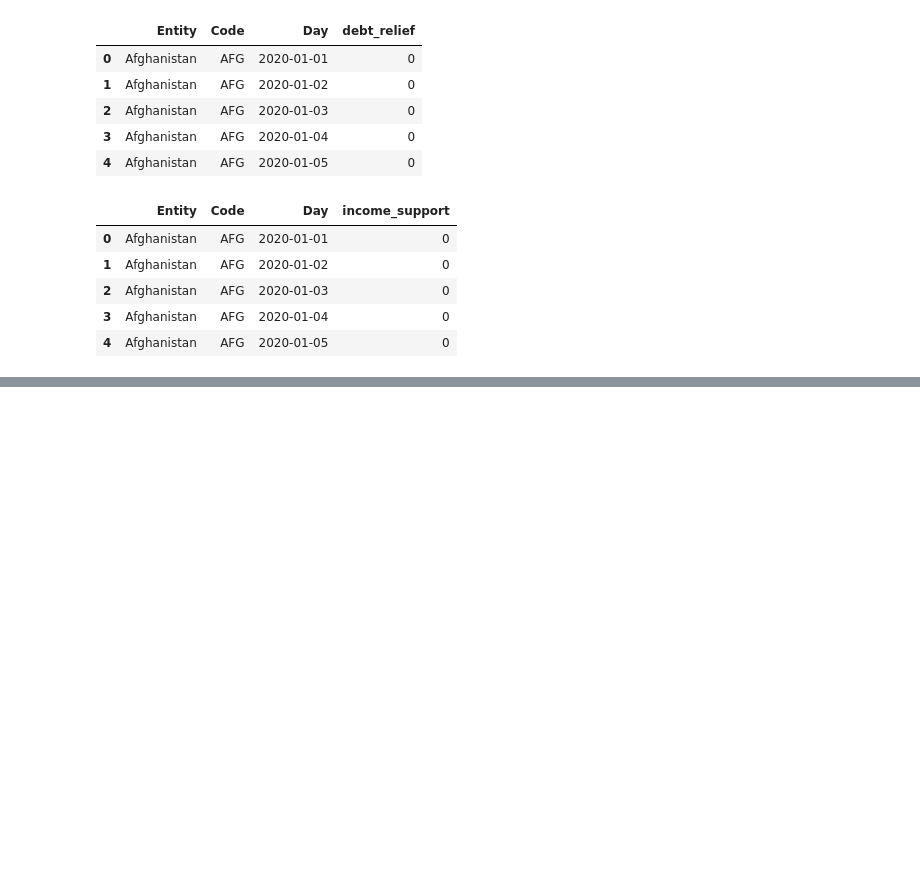
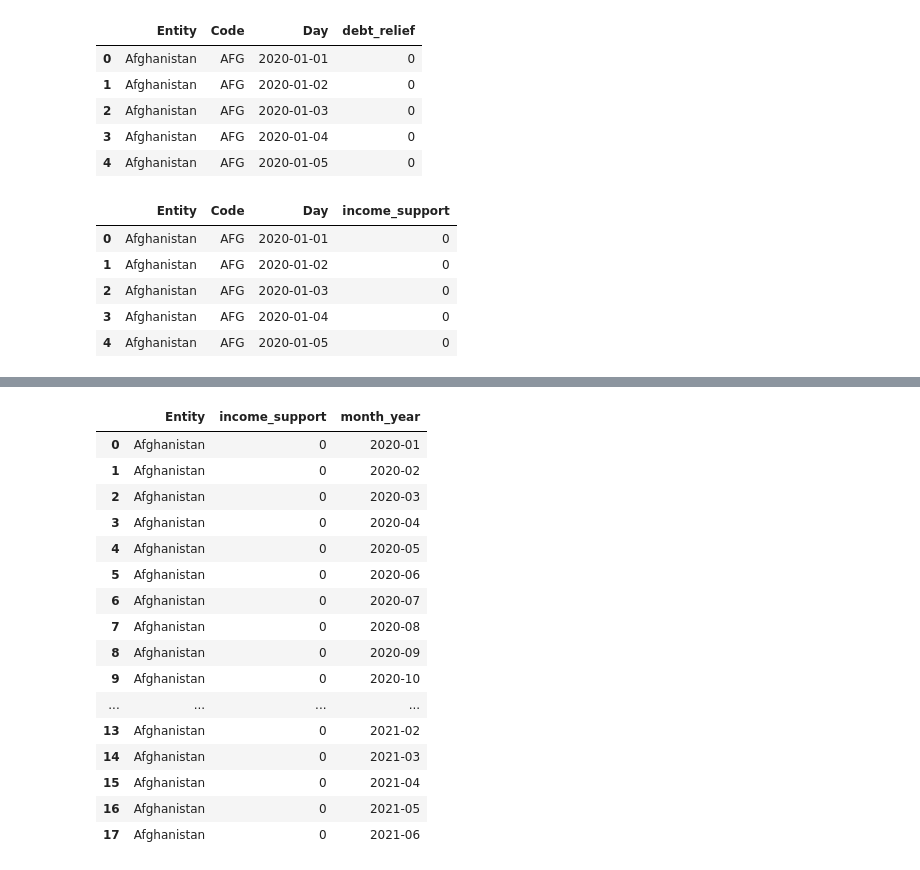
Before and after one commit to nithiyasuresh/Project-1-Covid-PolicyChangesAnalysis, a Jupyter notebook: project1.ipynb, the cells around one changed output, grey strips where cells are left out. Cells and saved outputs as stored; diff of their text form; code cells hidden in the pictures; blank space fills up the shorter version.

```diff
--- a/project1.ipynb
+++ b/project1.ipynb
@@ -408,0 +435,23 @@ income_data.head()
+# %%
+income_df = income_afg.groupby(["month_year"])[["Entity","income_support","month_year"]].max()
+
+income_df.reset_index(drop=True, inplace=True)
+income_df
+# %% [output]
+|  | Entity | income_support | month_year |
+| 0 | Afghanistan | 0 | 2020-01 |
+| 1 | Afghanistan | 0 | 2020-02 |
+| 2 | Afghanistan | 0 | 2020-03 |
+| 3 | Afghanistan | 0 | 2020-04 |
+| 4 | Afghanistan | 0 | 2020-05 |
+| 5 | Afghanistan | 0 | 2020-06 |
+| 6 | Afghanistan | 0 | 2020-07 |
+| 7 | Afghanistan | 0 | 2020-08 |
+| 8 | Afghanistan | 0 | 2020-09 |
+| 9 | Afghanistan | 0 | 2020-10 |
+| ... | ... | ... | ... |
+| 13 | Afghanistan | 0 | 2021-02 |
+| 14 | Afghanistan | 0 | 2021-03 |
+| 15 | Afghanistan | 0 | 2021-04 |
+| 16 | Afghanistan | 0 | 2021-05 |
+| 17 | Afghanistan | 0 | 2021-06 |
```
Also changed, not shown: parts of 14 cells of this notebook.
